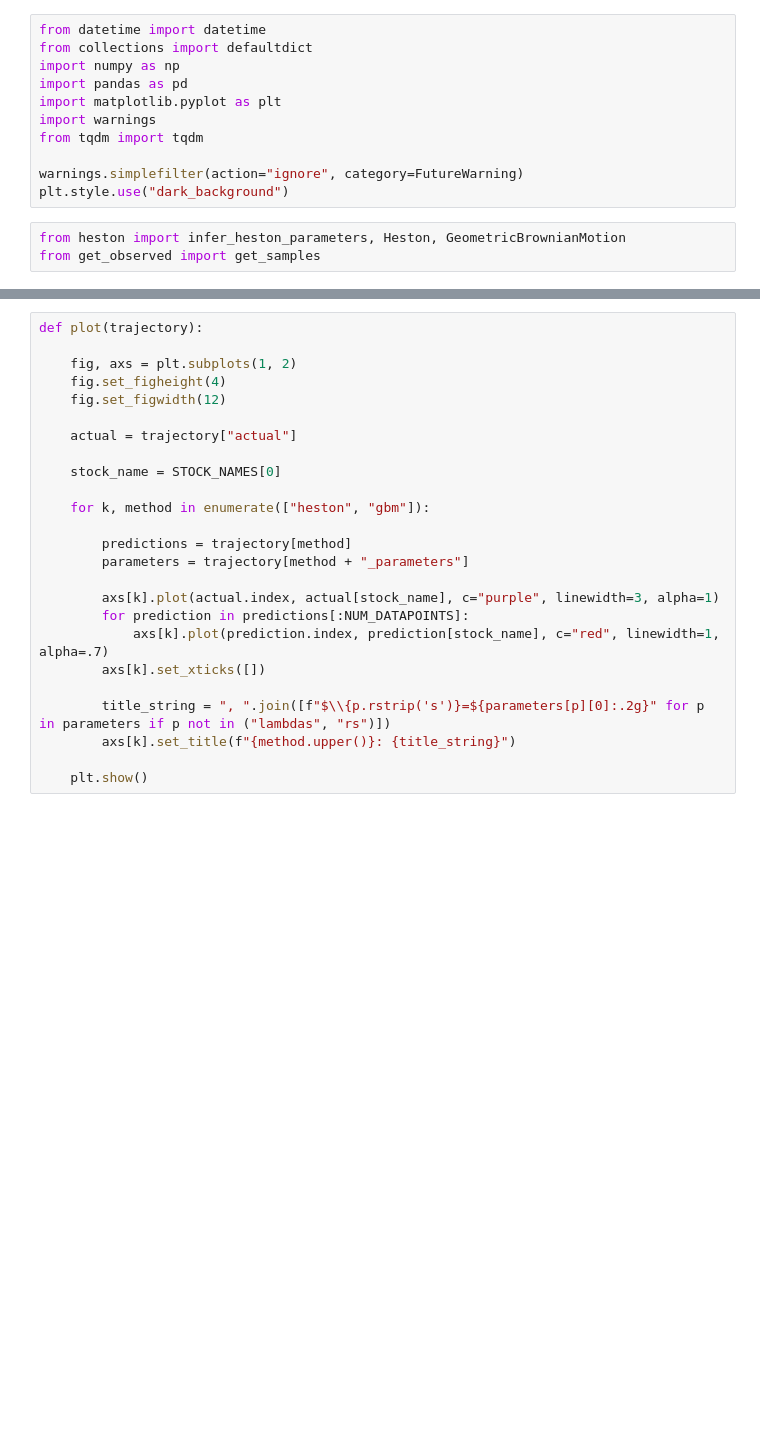
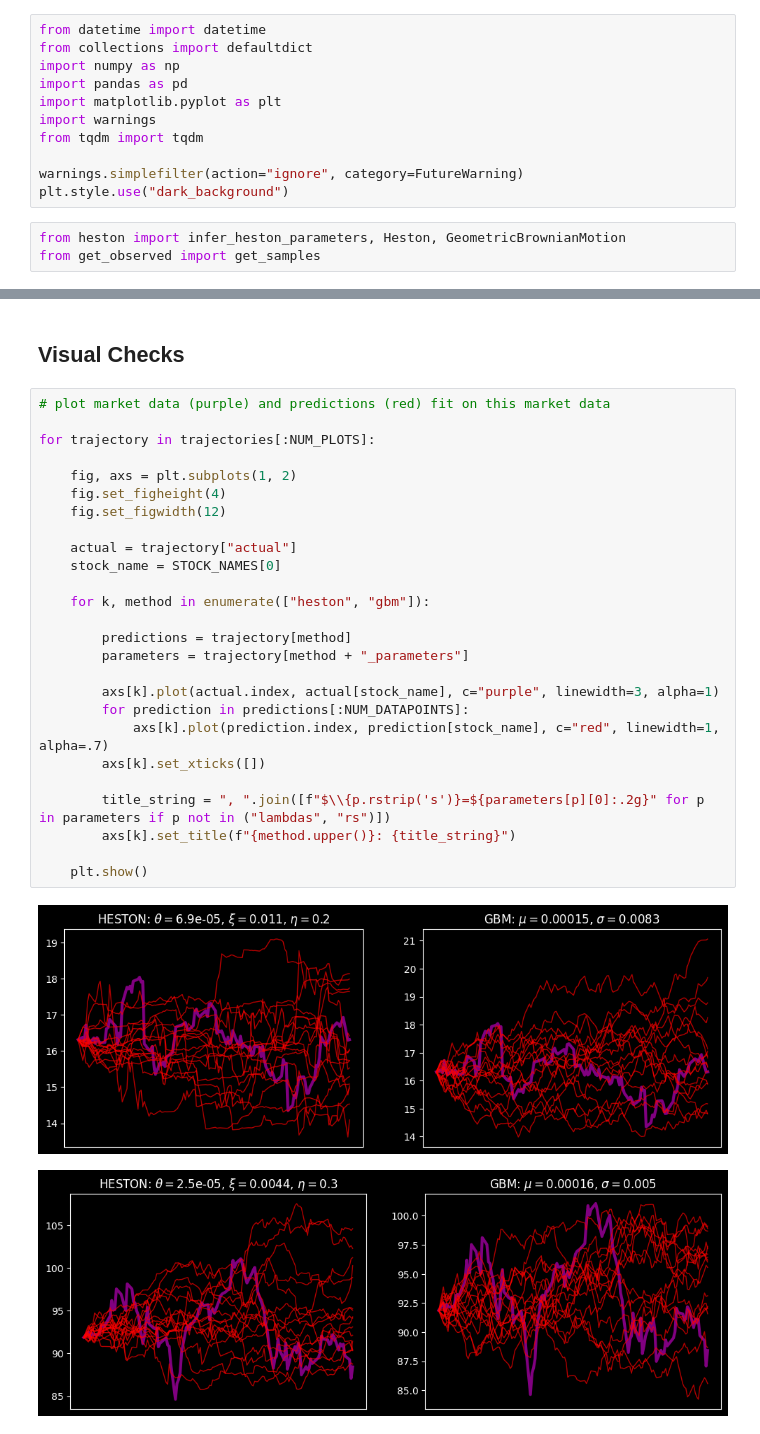
Before and after one commit to viviankessler/neural-sde, a Jupyter notebook: heston_autocallable.ipynb, the cells around one changed output, grey strips where cells are left out. Cells and saved outputs as stored; diff of their text form; blank space fills up the shorter version.

```diff
--- a/heston_autocallable.ipynb
+++ b/heston_autocallable.ipynb
@@ -76,25 +94,31 @@ def get_heston_predictions(actual_samples):
+# %% [markdown]
+## Visual Checks
 # %%
-def plot(trajectory):
+# plot market data (purple) and predictions (red) fit on this market data
+
+for trajectory in trajectories[:NUM_PLOTS]:
 
     fig, axs = plt.subplots(1, 2)
     fig.set_figheight(4)
     fig.set_figwidth(12)
 
     actual = trajectory["actual"]
-
     stock_name = STOCK_NAMES[0]
 
     for k, method in enumerate(["heston", "gbm"]):
 
         predictions = trajectory[method]
         parameters = trajectory[method + "_parameters"]
 
         axs[k].plot(actual.index, actual[stock_name], c="purple", linewidth=3, alpha=1)
         for prediction in predictions[:NUM_DATAPOINTS]:
             axs[k].plot(prediction.index, prediction[stock_name], c="red", linewidth=1, alpha=.7)
         axs[k].set_xticks([])
 
         title_string = ", ".join([f"$\\{p.rstrip('s')}=${parameters[p][0]:.2g}" for p in parameters if p not in ("lambdas", "rs")])
         axs[k].set_title(f"{method.upper()}: {title_string}")
 
     plt.show()
+# %% [output]
+[figure, added]
+[figure, added]
```
Also changed, not shown: parts of 17 cells of this notebook, 1 other file.
